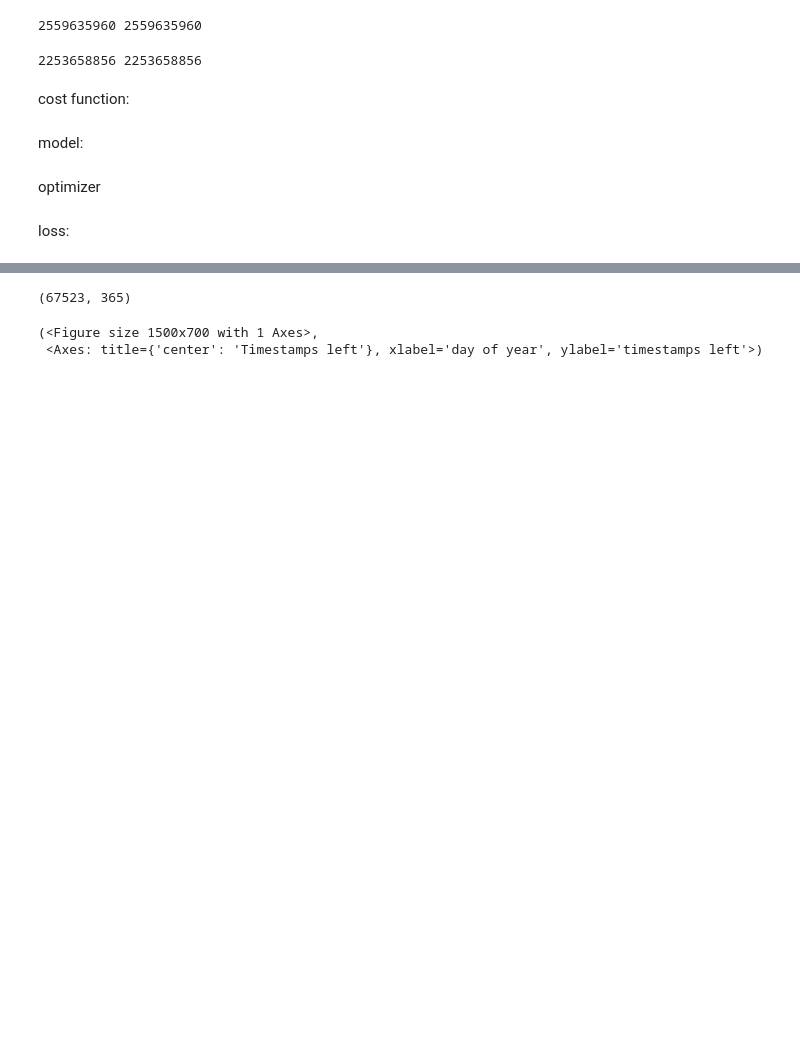
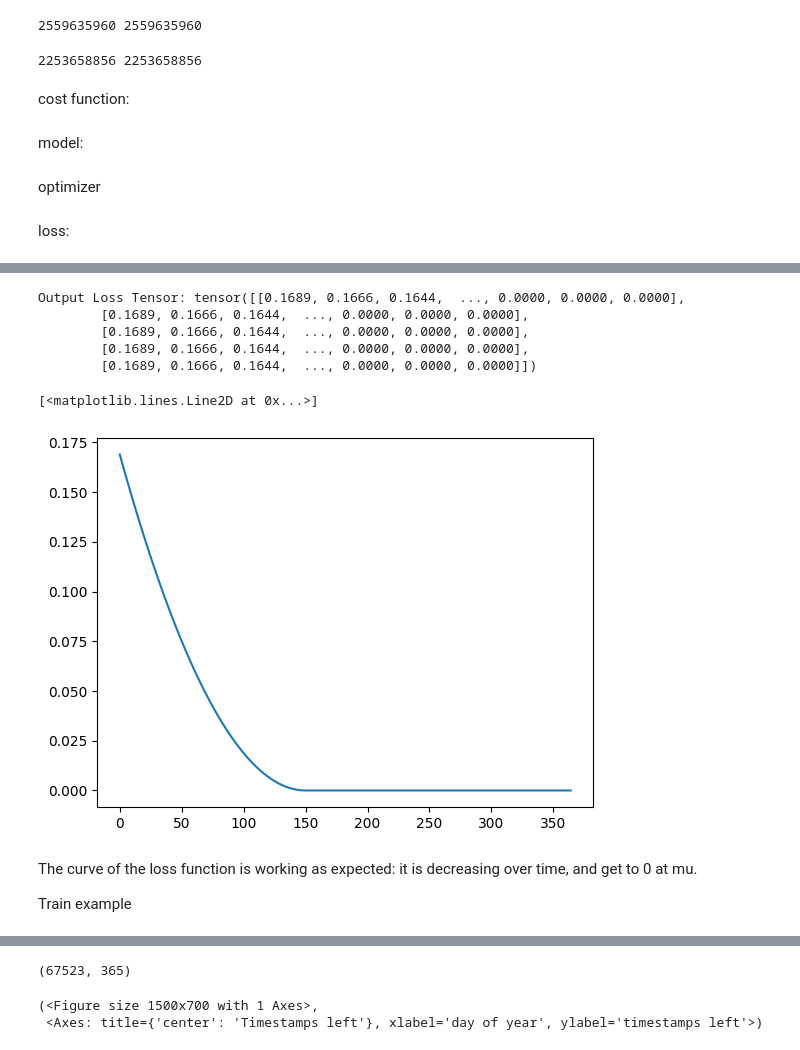
Before and after one commit to Aurenore/elects, a Jupyter notebook: coding_test/daily_reward_lin_regr_loss.ipynb, the cells around one changed output, grey strips where cells are left out. Saved outputs shown, nothing was run; the diff lists cells and outputs as text; code cells hidden in the pictures; blank space fills up the shorter version.

```diff
--- a/coding_test/daily_reward_lin_regr_loss.ipynb
+++ b/coding_test/daily_reward_lin_regr_loss.ipynb
@@ -252,0 +241,15 @@ Train example
+# %%
+# Dummy Variables
+N = 5   # Number of samples
+C = 7   # Number of categories
+T_dim = 365  # Temporal dimension, can adjust as needed
+
+# Create dummy tensors
+t = torch.randn(N, T_dim)  # Random tensor for 't'
+mus = torch.rand(C)  # Random values for 'mus', ensure they are positive
+z_t = torch.randn(N, T_dim)  # Random tensor for 'z_t'
+y_true = torch.randint(0, C, (N, T_dim))  # Random indices from 0 to C-1
+
+# Calculate the output
+output = lin_regr_zt(t, T_dim, mus, z_t, y_true)
+print("Output Loss Tensor:", output)
@@ -253,3 +267,32 @@ Train example
+# %%
+# Create dummy tensors
+# t arange from 0 to T_dim
+t = torch.arange(T_dim).unsqueeze(0).repeat(N, 1).float()
+# mus is always 20
+mu = 150.
+mus = torch.ones(C)*mu
+# z_t is zeros
+z_t = torch.zeros(N, T_dim)
+y_true = torch.randint(0, C, (N, T_dim))  # Random indices from 0 to C-1
+
+# Calculate the output
+output = lin_regr_zt(t, T_dim, mus, z_t, y_true)
+print("Output Loss Tensor:", output)
+
+# plot the output
+plt.plot(output[0].detach().numpy())
+# %% [output]
+Output Loss Tensor: tensor([[0.1689, 0.1666, 0.1644,  ..., 0.0000, 0.0000, 0.0000],
+        [0.1689, 0.1666, 0.1644,  ..., 0.0000, 0.0000, 0.0000],
+        [0.1689, 0.1666, 0.1644,  ..., 0.0000, 0.0000, 0.0000],
+        [0.1689, 0.1666, 0.1644,  ..., 0.0000, 0.0000, 0.0000],
+        [0.1689, 0.1666, 0.1644,  ..., 0.0000, 0.0000, 0.0000]])
+[<matplotlib.lines.Line2D at 0x...>]
+[figure, added]
+# %% [markdown]
+The curve of the loss function is working as expected: it is decreasing over time, and get to 0 at mu.
+
+Train example
 # %%
 # ----------------------------- TRAINING -----------------------------
 start_epoch = 1
```
Also changed, not shown: parts of 9 cells of this notebook, 1 other file.
